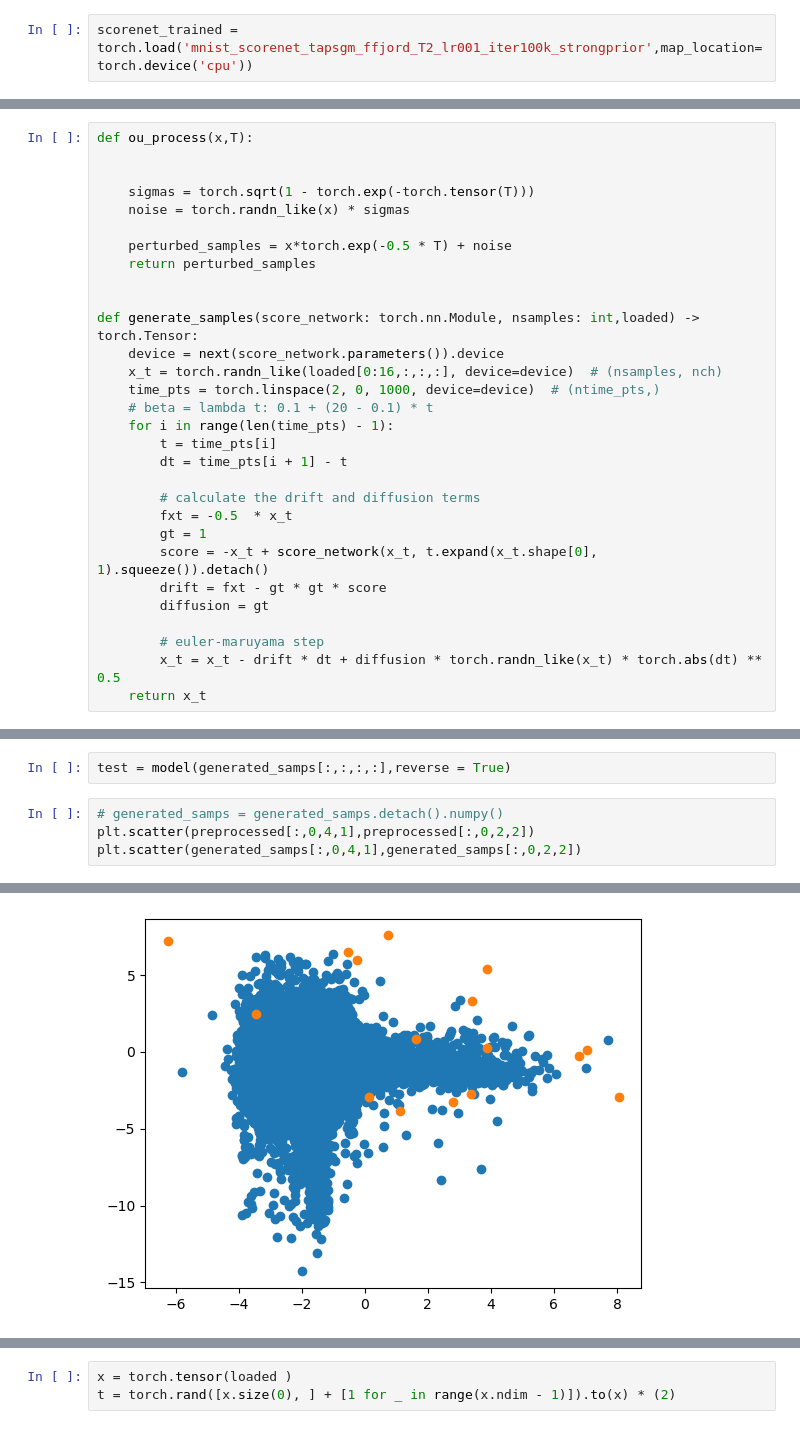
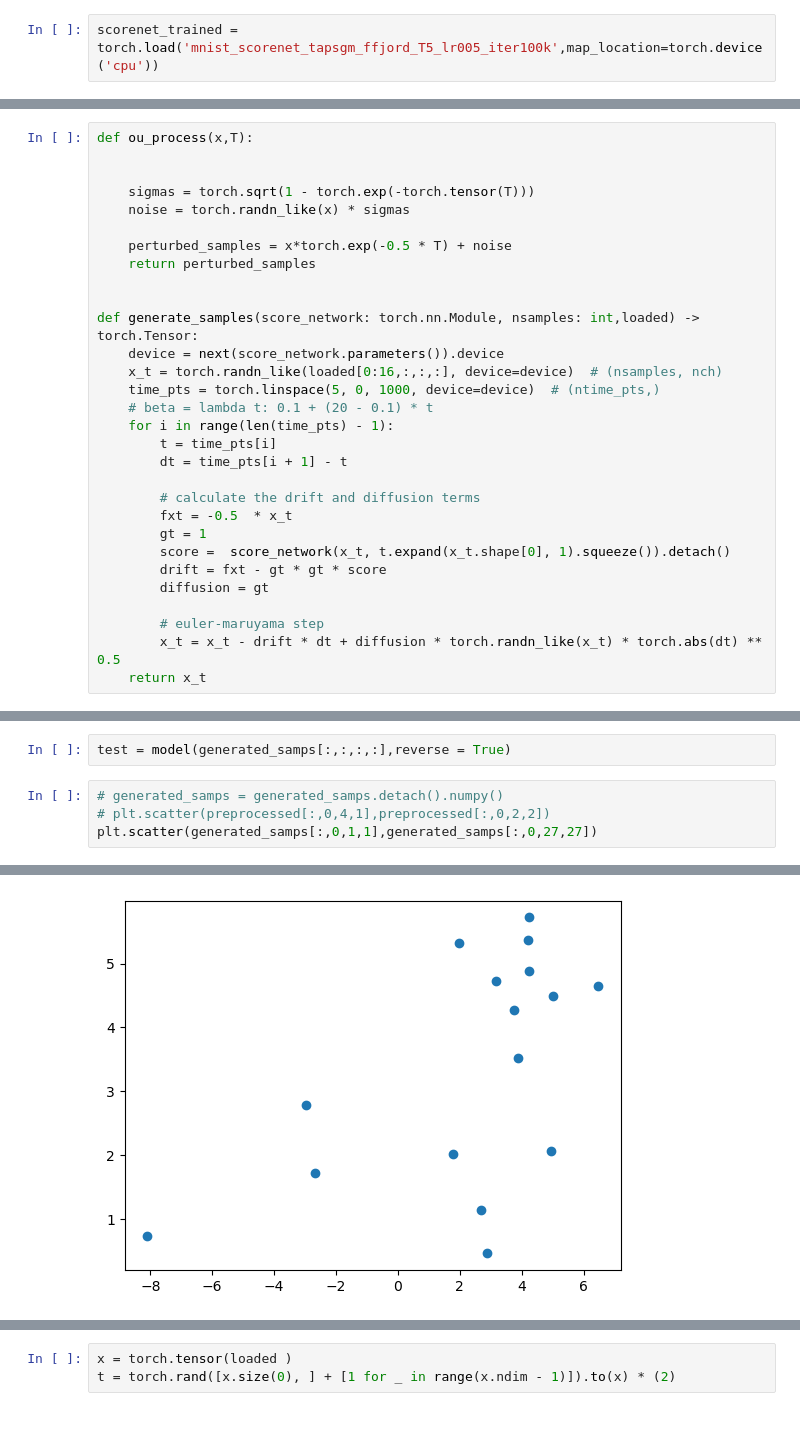
Before and after one commit to benjzhang/tap-sgm, a Jupyter notebook: mymnist/mnist_simple_tapsgm_unet.ipynb, the cells around one changed output, grey strips where cells are left out. Saved outputs shown, nothing was run; the diff lists cells and outputs as text.

Commit message:
mnist

```diff
--- a/mymnist/mnist_simple_tapsgm_unet.ipynb
+++ b/mymnist/mnist_simple_tapsgm_unet.ipynb
@@ -261,4 +261,4 @@ bleh.size()
 # %% [output]
 torch.Size([2, 1, 28, 28])
 # %%
-scorenet_trained = torch.load('mnist_scorenet_tapsgm_ffjord_T2_lr001_iter100k_strongprior',map_location=torch.device('cpu'))
+scorenet_trained = torch.load('mnist_scorenet_tapsgm_ffjord_T5_lr005_iter100k',map_location=torch.device('cpu'))
@@ -278,7 +276,7 @@ def ou_process(x,T):
 def generate_samples(score_network: torch.nn.Module, nsamples: int,loaded) -> torch.Tensor:
     device = next(score_network.parameters()).device
     x_t = torch.randn_like(loaded[0:16,:,:,:], device=device)  # (nsamples, nch)
-    time_pts = torch.linspace(2, 0, 1000, device=device)  # (ntime_pts,)
+    time_pts = torch.linspace(5, 0, 1000, device=device)  # (ntime_pts,)
     # beta = lambda t: 0.1 + (20 - 0.1) * t
     for i in range(len(time_pts) - 1):
         t = time_pts[i]
@@ -287,7 +285,7 @@ def generate_samples(score_network: torch.nn.Module, nsamples: int,loaded) -> to
         # calculate the drift and diffusion terms
         fxt = -0.5  * x_t
         gt = 1
-        score = -x_t + score_network(x_t, t.expand(x_t.shape[0], 1).squeeze()).detach()
+        score =  score_network(x_t, t.expand(x_t.shape[0], 1).squeeze()).detach()
         drift = fxt - gt * gt * score
         diffusion = gt
 
@@ -312,11 +310,11 @@ generated_samps = generate_samples(scorenet_trained,2,torch.tensor(loaded))
 test = model(generated_samps[:,:,:,:],reverse = True)
 # %%
 # generated_samps = generated_samps.detach().numpy()
-plt.scatter(preprocessed[:,0,4,1],preprocessed[:,0,2,2])
-plt.scatter(generated_samps[:,0,4,1],generated_samps[:,0,2,2])
+# plt.scatter(preprocessed[:,0,4,1],preprocessed[:,0,2,2])
+plt.scatter(generated_samps[:,0,1,1],generated_samps[:,0,27,27])
 # %% [output]
 <matplotlib.collections.PathCollection at 0x...>
-[figure, old version]
+[figure, new version]
 # %%
 # plt.imshow(test[13,0,:,:].detach().numpy(),cmap = 'gray')
 
```
Also changed, not shown: parts of 3 cells of this notebook, 5 other files.
